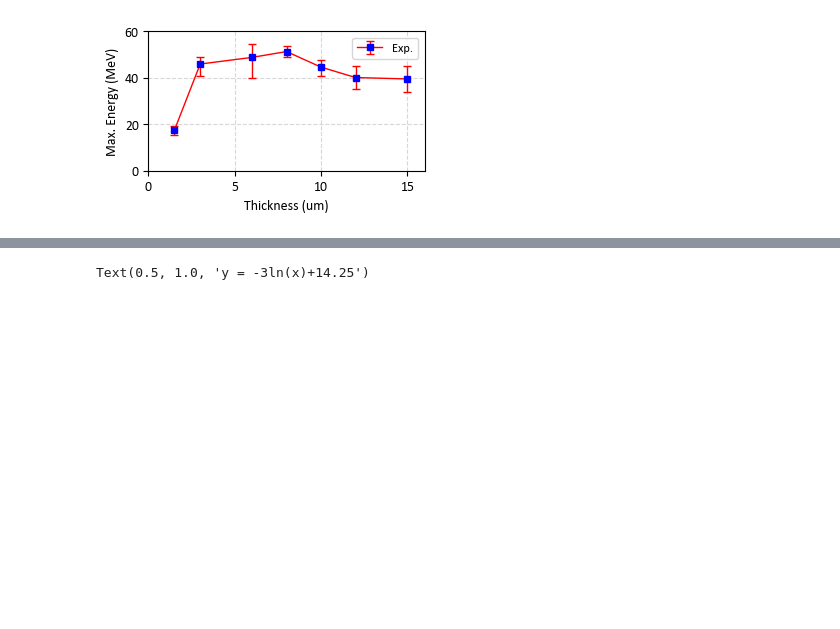
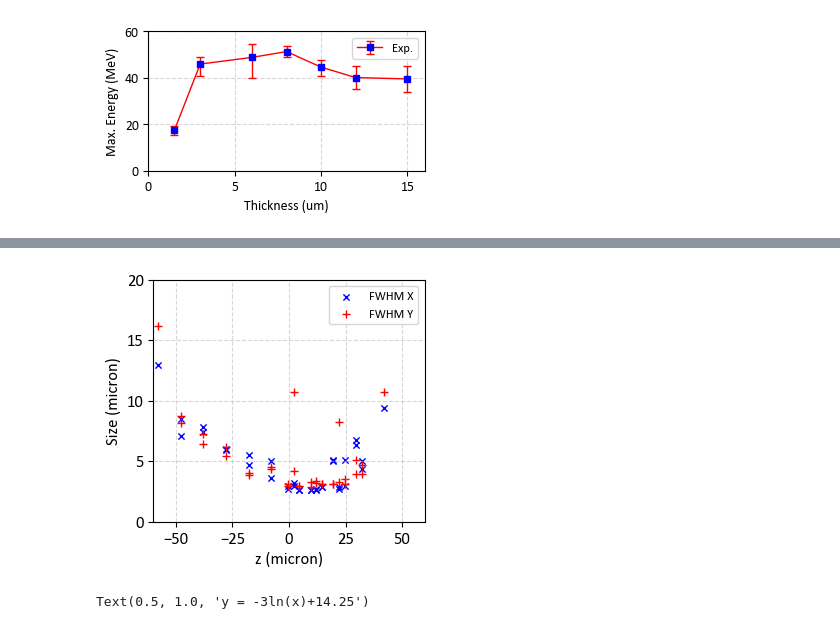
Before and after one commit to weipengyao/scripts, a Jupyter notebook: ms_f1_figs.ipynb, the cells around one changed output, grey strips where cells are left out. Cells and saved outputs as stored; diff of their text form; code cells hidden in the pictures; blank space fills up the shorter version.

Commit message:
update compression, F1, and Vulcan project.

```diff
--- a/ms_f1_figs.ipynb
+++ b/ms_f1_figs.ipynb
@@ -80,0 +106,37 @@ y1 = -1. * 3 / x                 # 原函数的导数
+# %%
+import pandas as pd
+
+fwhm = pd.read_excel('/Users/yao/Nextcloud/PROJECTS/Apollon/F1-2023/Focal Spot scan 20.4.23.xlsx')
+# %%
+z = np.array(fwhm.loc[:,'pos um'])
+fx = np.array(fwhm.loc[:,'FWHM_X [um]'])
+fy = np.array(fwhm.loc[:,'FWHM_Y [um]'])
+# %%
+width  = 3.487
+height = width / 1.618 * 1.5
+
+fig, ax = plt.subplots()
+fig.subplots_adjust(left=.15, bottom=.16, right=.99, top=.97)
+
+ax.scatter(z,fx, color='b', marker='x', s=20, lw=1.0,
+             # label='PIC at t = {:.1f} fs'.format(tt[-1]),
+            label=r'FWHM X',
+           )
+
+ax.scatter(z,fy, color='r', marker='+', s=30, lw=1.0,
+             # label='PIC at t = {:.1f} fs'.format(tt[-1]),
+            label=r'FWHM Y',
+           )
+
+ax.set_xlim([-60,60])
+ax.set_ylim([0,20])
+# plt.title('time = '+str(tt[ts])+' fs')
+ax.grid(which='both',linestyle='--',alpha=0.5)
+ax.set_xlabel(r'z (micron)')
+ax.set_ylabel(r'Size (micron)')
+
+ax.legend()
+fig.set_size_inches(width, height)
+fig.tight_layout()
+# %% [output]
+[figure, added]
```
Also changed, not shown: parts of 4 cells of this notebook, 3 other files.
